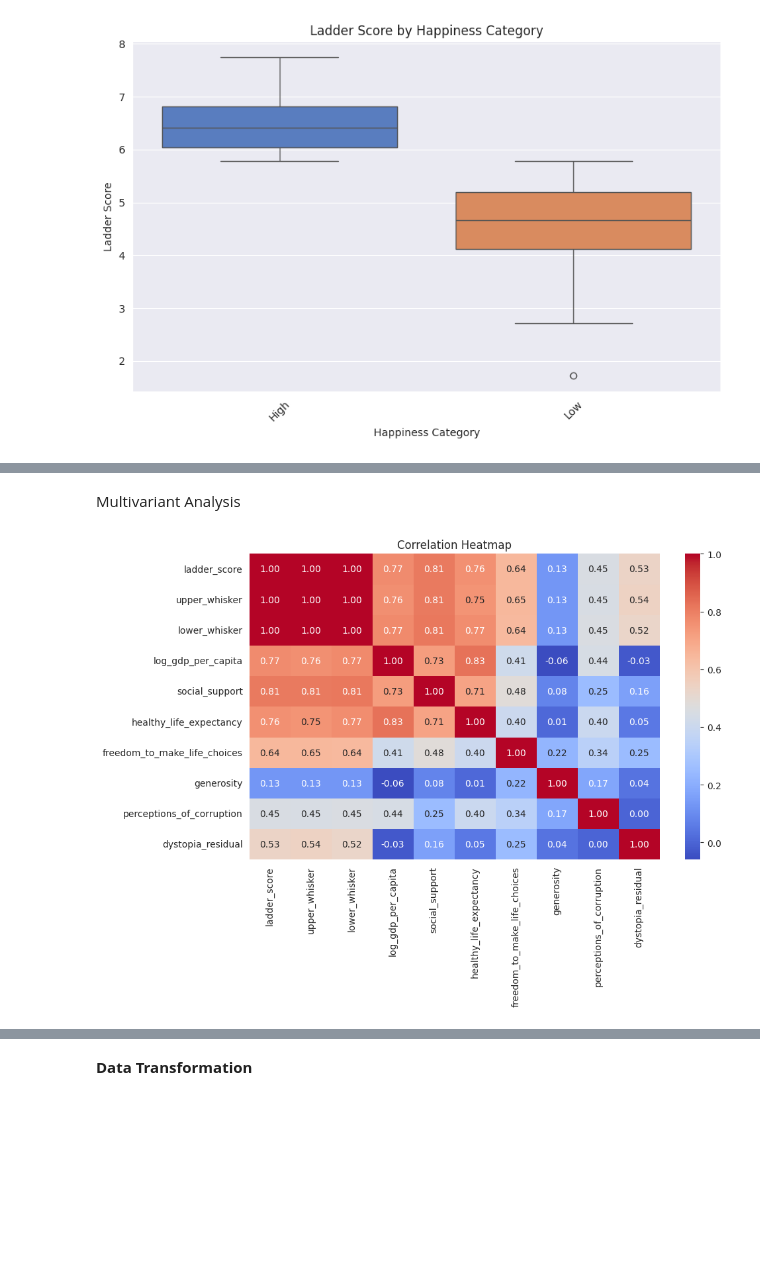
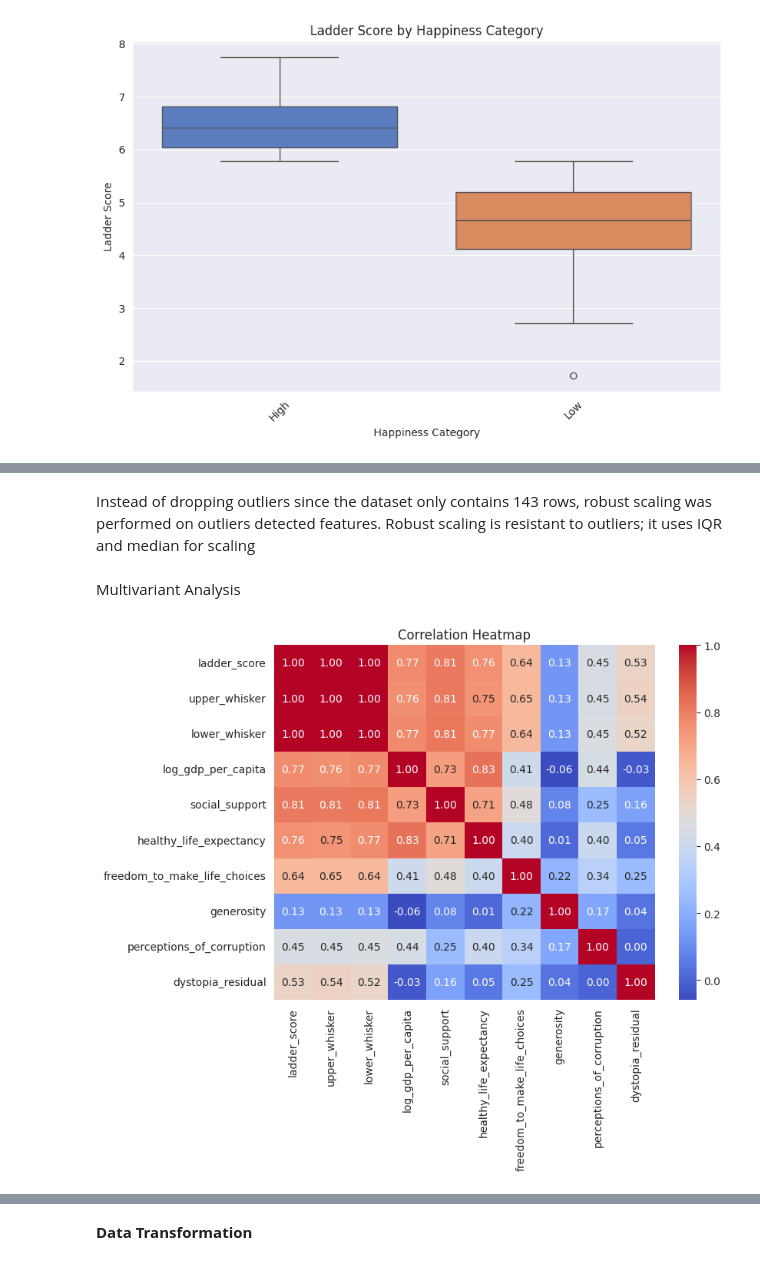
Before and after one commit to Diwash17/5CS037-Final-Portfolio-WHR-2024-, a Jupyter notebook: 2407736_DiwashAdhikari.ipynb, the cells around one changed output, grey strips where cells are left out. Saved outputs shown, nothing was run; the diff lists cells and outputs as text; code cells hidden in the pictures; blank space fills up the shorter version.

```diff
--- a/2407736_DiwashAdhikari.ipynb
+++ b/2407736_DiwashAdhikari.ipynb
@@ -444,9 +504,13 @@ World_Happiness_Report[["ladder_score", "log_gdp_per_capita", "social_support"]]
+# %% [markdown]
+ Instead of dropping
+outliers since the dataset only contains 143 rows, robust scaling was performed on outliers
+detected features. Robust scaling is resistant to outliers; it uses IQR and median for scaling
 # %% [markdown]
 Multivariant Analysis
 # %%
-plt.figure(figsize=(10, 6))
+plt.figure(figsize=(8, 6))
 sns.heatmap(corr, annot=True, cmap='coolwarm', fmt=".2f")
 plt.title('Correlation Heatmap')
 plt.show()
 # %% [output]
-[figure, old version]
+[figure, new version]
```
Also changed, not shown: parts of 69 cells of this notebook.
